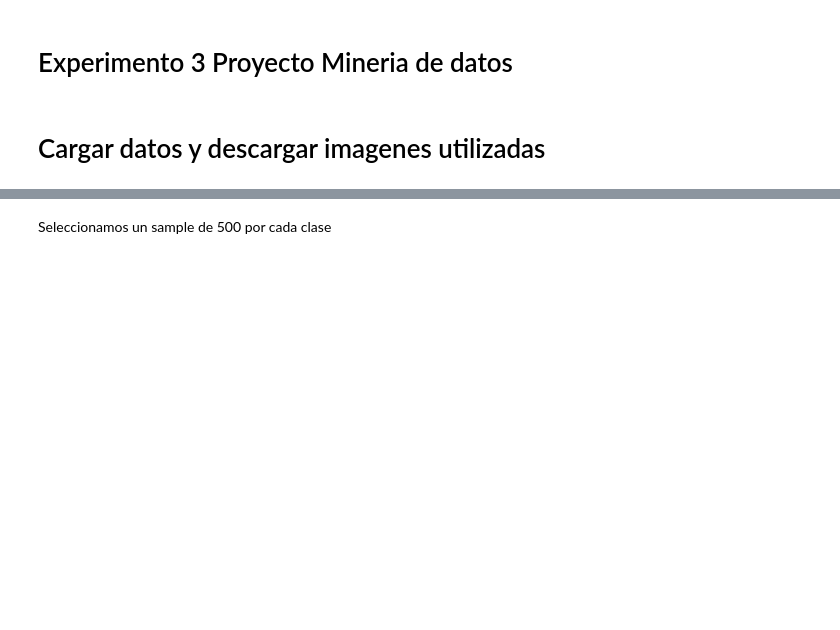
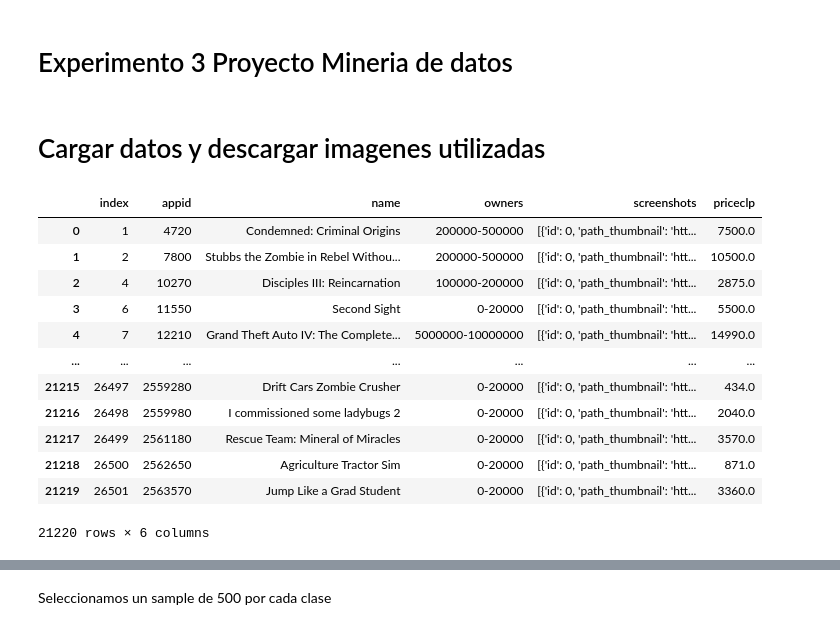
Before and after one commit to hectorjimenez12/CC5205_Proyecto, a Jupyter notebook: Game_ClassificationCNN1.ipynb, the cells around one changed output, grey strips where cells are left out. Drawn from its saved outputs; the diff is of its cells as text; code cells hidden in the pictures; blank space fills up the shorter version.

```diff
--- a/Game_ClassificationCNN1.ipynb
+++ b/Game_ClassificationCNN1.ipynb
@@ -35,3 +36,19 @@ df_media = pd.read_csv(url)
+# %%
+dfmedia
+# %% [output]
+|  | index | appid | name | owners | screenshots | priceclp |
+| 0 | 1 | 4720 | Condemned: Criminal Origins | 200000-500000 | [{'id': 0, 'path_thumbnail': 'htt... | 7500.0 |
+| 1 | 2 | 7800 | Stubbs the Zombie in Rebel Withou... | 200000-500000 | [{'id': 0, 'path_thumbnail': 'htt... | 10500.0 |
+| 2 | 4 | 10270 | Disciples III: Reincarnation | 100000-200000 | [{'id': 0, 'path_thumbnail': 'htt... | 2875.0 |
+| 3 | 6 | 11550 | Second Sight | 0-20000 | [{'id': 0, 'path_thumbnail': 'htt... | 5500.0 |
+| 4 | 7 | 12210 | Grand Theft Auto IV: The Complete... | 5000000-10000000 | [{'id': 0, 'path_thumbnail': 'htt... | 14990.0 |
+| ... | ... | ... | ... | ... | ... | ... |
+| 21215 | 26497 | 2559280 | Drift Cars Zombie Crusher | 0-20000 | [{'id': 0, 'path_thumbnail': 'htt... | 434.0 |
+| 21216 | 26498 | 2559980 | I commissioned some ladybugs 2 | 0-20000 | [{'id': 0, 'path_thumbnail': 'htt... | 2040.0 |
+| 21217 | 26499 | 2561180 | Rescue Team: Mineral of Miracles | 0-20000 | [{'id': 0, 'path_thumbnail': 'htt... | 3570.0 |
+| 21218 | 26500 | 2562650 | Agriculture Tractor Sim | 0-20000 | [{'id': 0, 'path_thumbnail': 'htt... | 871.0 |
+| 21219 | 26501 | 2563570 | Jump Like a Grad Student | 0-20000 | [{'id': 0, 'path_thumbnail': 'htt... | 3360.0 |
+21220 rows × 6 columns
 # %%
 def class_owners(strowners):
   own_int = int(strowners.split('-')[0])
```
Also changed, not shown: parts of 4 cells of this notebook.
